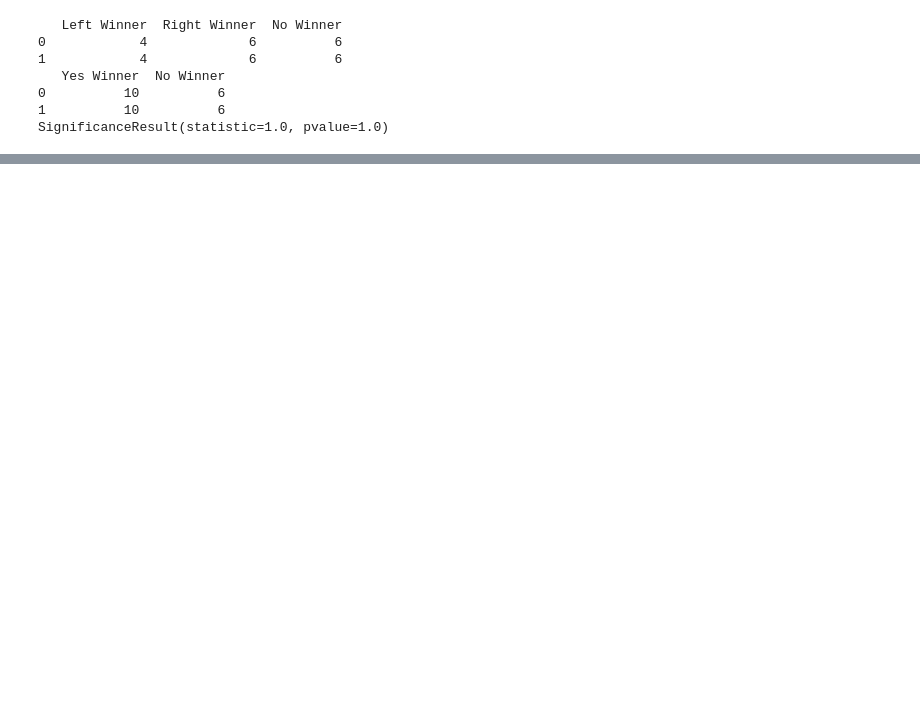
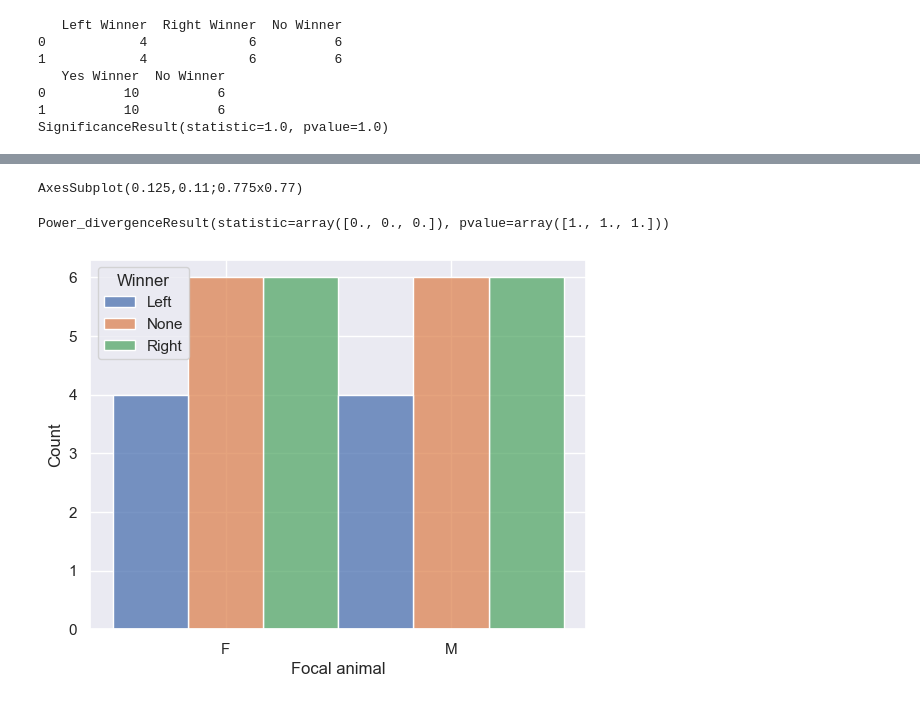
Before and after one commit to nhoglen/ppt-lanes, a Jupyter notebook: Data Analysis Prototype.ipynb, the cells around one changed output, grey strips where cells are left out. Cells and saved outputs as stored; diff of their text form; code cells hidden in the pictures; blank space fills up the shorter version.

Commit message:
more updated stats

```diff
--- a/Data Analysis Prototype.ipynb
+++ b/Data Analysis Prototype.ipynb
@@ -423,0 +405,7 @@ SignificanceResult(statistic=1.0, pvalue=1.0)
+# %%
+print(sns.histplot(all_summary, x = 'Focal animal', hue = 'Winner', multiple = 'dodge'))
+stats.chisquare(focal_v_winner)
+# %% [output]
+AxesSubplot(0.125,0.11;0.775x0.77)
+Power_divergenceResult(statistic=array([0., 0., 0.]), pvalue=array([1., 1., 1.]))
+[figure, added]
```
Also changed, not shown: parts of 4 cells of this notebook.
